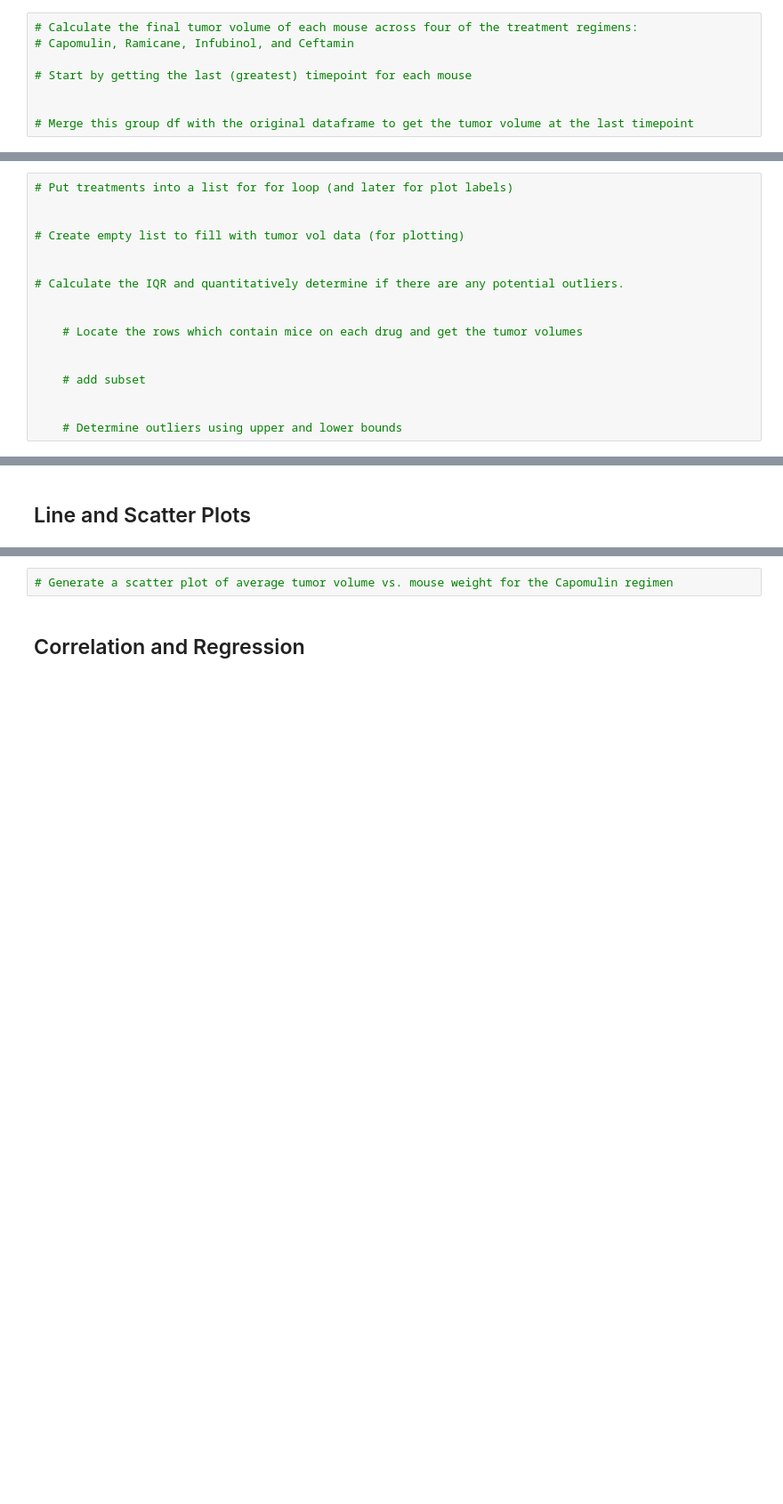
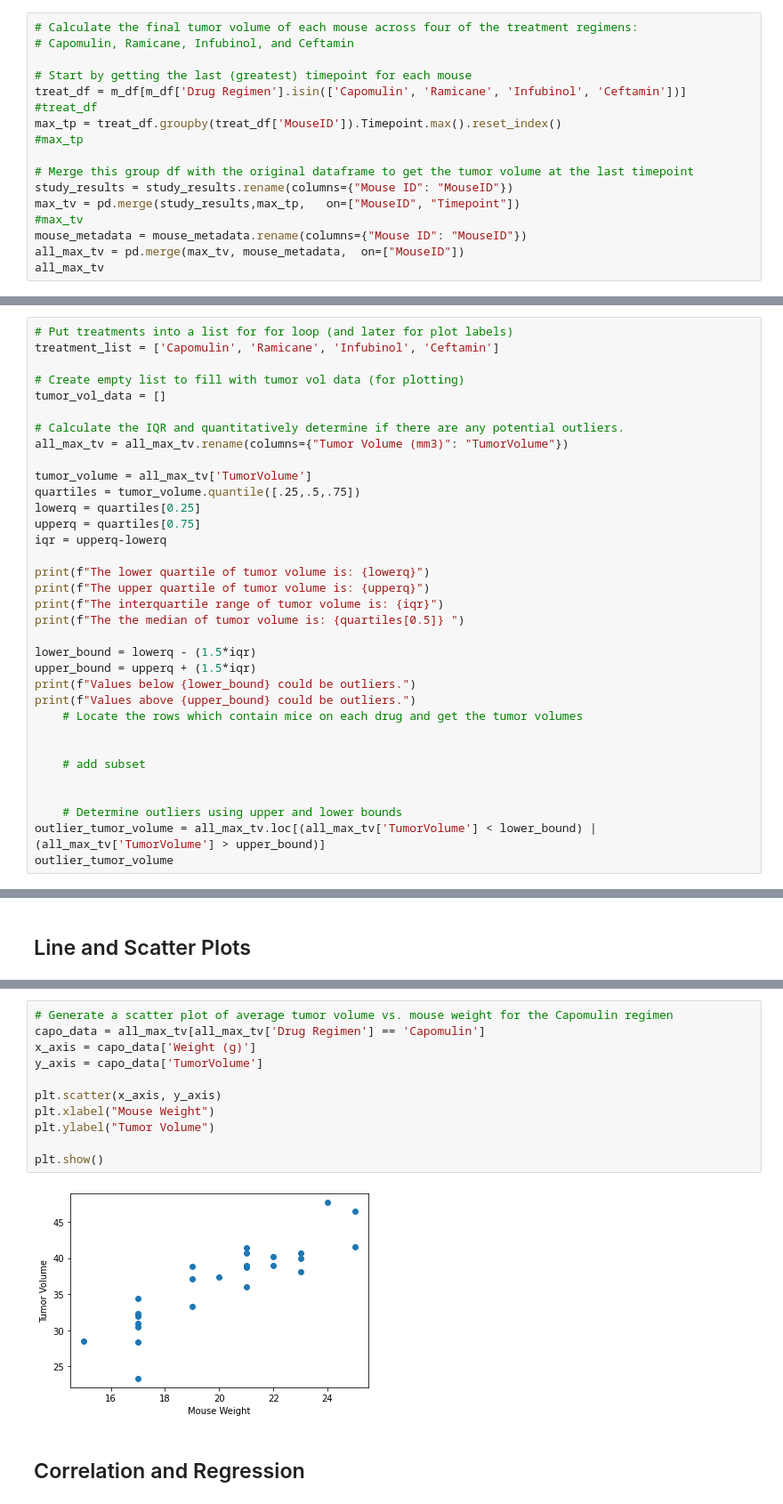
Before and after one commit to thomasipe/matplotlib-challenge, a Jupyter notebook: Pymaceuticals/pymaceuticals_starter.ipynb, the cells around one changed output, grey strips where cells are left out. Shown at 89% size. Cells and saved outputs as stored; diff of their text form; blank space fills up the shorter version.

```diff
--- a/Pymaceuticals/pymaceuticals_starter.ipynb
+++ b/Pymaceuticals/pymaceuticals_starter.ipynb
@@ -177,6 +171,15 @@ Name: Timepoint, dtype: int64
 # Capomulin, Ramicane, Infubinol, and Ceftamin
 
 # Start by getting the last (greatest) timepoint for each mouse
-
+treat_df = m_df[m_df['Drug Regimen'].isin(['Capomulin', 'Ramicane', 'Infubinol', 'Ceftamin'])]
+#treat_df
+max_tp = treat_df.groupby(treat_df['MouseID']).Timepoint.max().reset_index()
+#max_tp
 
 # Merge this group df with the original dataframe to get the tumor volume at the last timepoint
+study_results = study_results.rename(columns={"Mouse ID": "MouseID"})
+max_tv = pd.merge(study_results,max_tp,   on=["MouseID", "Timepoint"])
+#max_tv
+mouse_metadata = mouse_metadata.rename(columns={"Mouse ID": "MouseID"})
+all_max_tv = pd.merge(max_tv, mouse_metadata,  on=["MouseID"])
+all_max_tv
@@ -183,13 +200,28 @@ Name: Timepoint, dtype: int64
 # %%
 # Put treatments into a list for for loop (and later for plot labels)
-
+treatment_list = ['Capomulin', 'Ramicane', 'Infubinol', 'Ceftamin']
 
 # Create empty list to fill with tumor vol data (for plotting)
-
+tumor_vol_data = []
 
 # Calculate the IQR and quantitatively determine if there are any potential outliers.
+all_max_tv = all_max_tv.rename(columns={"Tumor Volume (mm3)": "TumorVolume"})
 
+tumor_volume = all_max_tv['TumorVolume']
+quartiles = tumor_volume.quantile([.25,.5,.75])
+lowerq = quartiles[0.25]
+upperq = quartiles[0.75]
+iqr = upperq-lowerq
 
+print(f"The lower quartile of tumor volume is: {lowerq}")
+print(f"The upper quartile of tumor volume is: {upperq}")
+print(f"The interquartile range of tumor volume is: {iqr}")
+print(f"The the median of tumor volume is: {quartiles[0.5]} ")
+
+lower_bound = lowerq - (1.5*iqr)
+upper_bound = upperq + (1.5*iqr)
+print(f"Values below {lower_bound} could be outliers.")
+print(f"Values above {upper_bound} could be outliers.")
     # Locate the rows which contain mice on each drug and get the tumor volumes
 
 
@@ -197,3 +229,5 @@ Name: Timepoint, dtype: int64
 
 
     # Determine outliers using upper and lower bounds
+outlier_tumor_volume = all_max_tv.loc[(all_max_tv['TumorVolume'] < lower_bound) | (all_max_tv['TumorVolume'] > upper_bound)]
+outlier_tumor_volume
@@ -206,5 +262,16 @@ Name: Timepoint, dtype: int64
 # %%
 # Generate a scatter plot of average tumor volume vs. mouse weight for the Capomulin regimen
+capo_data = all_max_tv[all_max_tv['Drug Regimen'] == 'Capomulin']
+x_axis = capo_data['Weight (g)']
+y_axis = capo_data['TumorVolume']
+
+plt.scatter(x_axis, y_axis)
+plt.xlabel("Mouse Weight")
+plt.ylabel("Tumor Volume")
+
+plt.show()
+# %% [output]
+[figure, added]
 # %% [markdown]
 ## Correlation and Regression
 # %%
```
Also changed, not shown: parts of 9 cells of this notebook.
